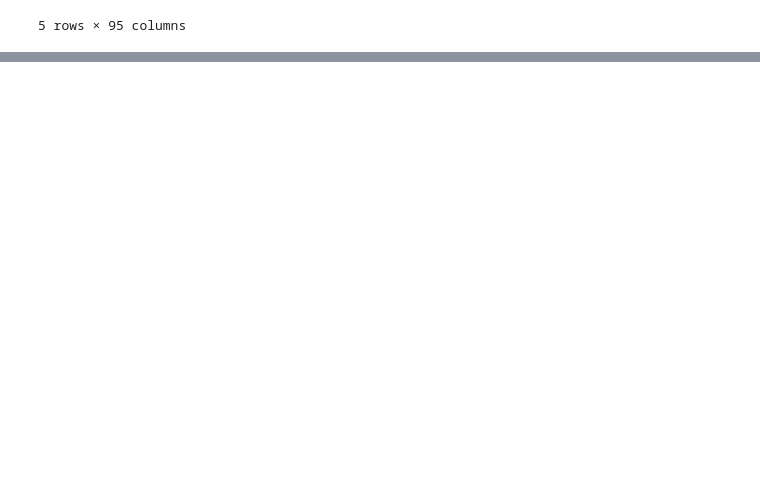
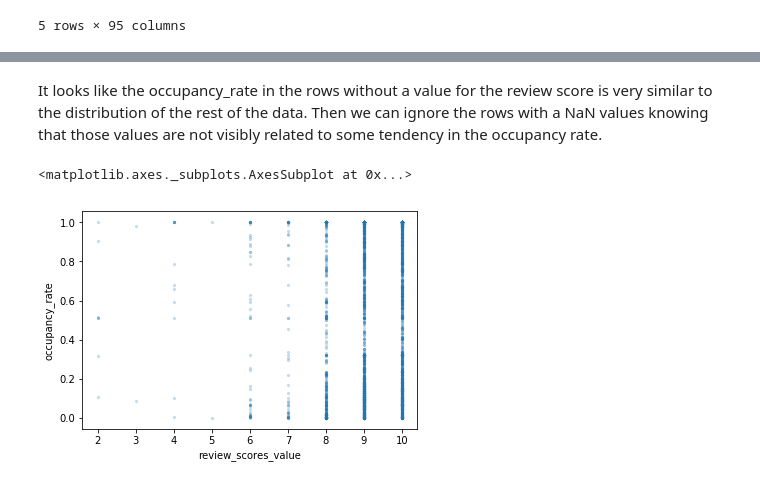
Before and after one commit to diego-rzo/DataScientistNanodegree, a Jupyter notebook: Project_1_Write_a_data_science_blog_post/Project 1.ipynb, the cells around one changed output, grey strips where cells are left out. Drawn from its saved outputs; the diff is of its cells as text; code cells hidden in the pictures; blank space fills up the shorter version.

```diff
--- a/Project_1_Write_a_data_science_blog_post/Project 1.ipynb
+++ b/Project_1_Write_a_data_science_blog_post/Project 1.ipynb
@@ -37,0 +160,9 @@ reviews.head()
+# %% [markdown]
+It looks like the occupancy_rate in the rows without a value for the review score is very similar to the distribution of the rest of the data.
+Then we can ignore the rows with a NaN values knowing that those values are not visibly related to some tendency in the occupancy rate.
+# %%
+with_rating = joined[joined['review_scores_value'].notna()]
+with_rating[with_rating['review_scores_value'] < 500].plot.scatter('review_scores_value', 'occupancy_rate', alpha=0.2, marker='.')
+# %% [output]
+<matplotlib.axes._subplots.AxesSubplot at 0x...>
+[figure, added]
```
Also changed, not shown: parts of 39 cells of this notebook, 5 other files.
